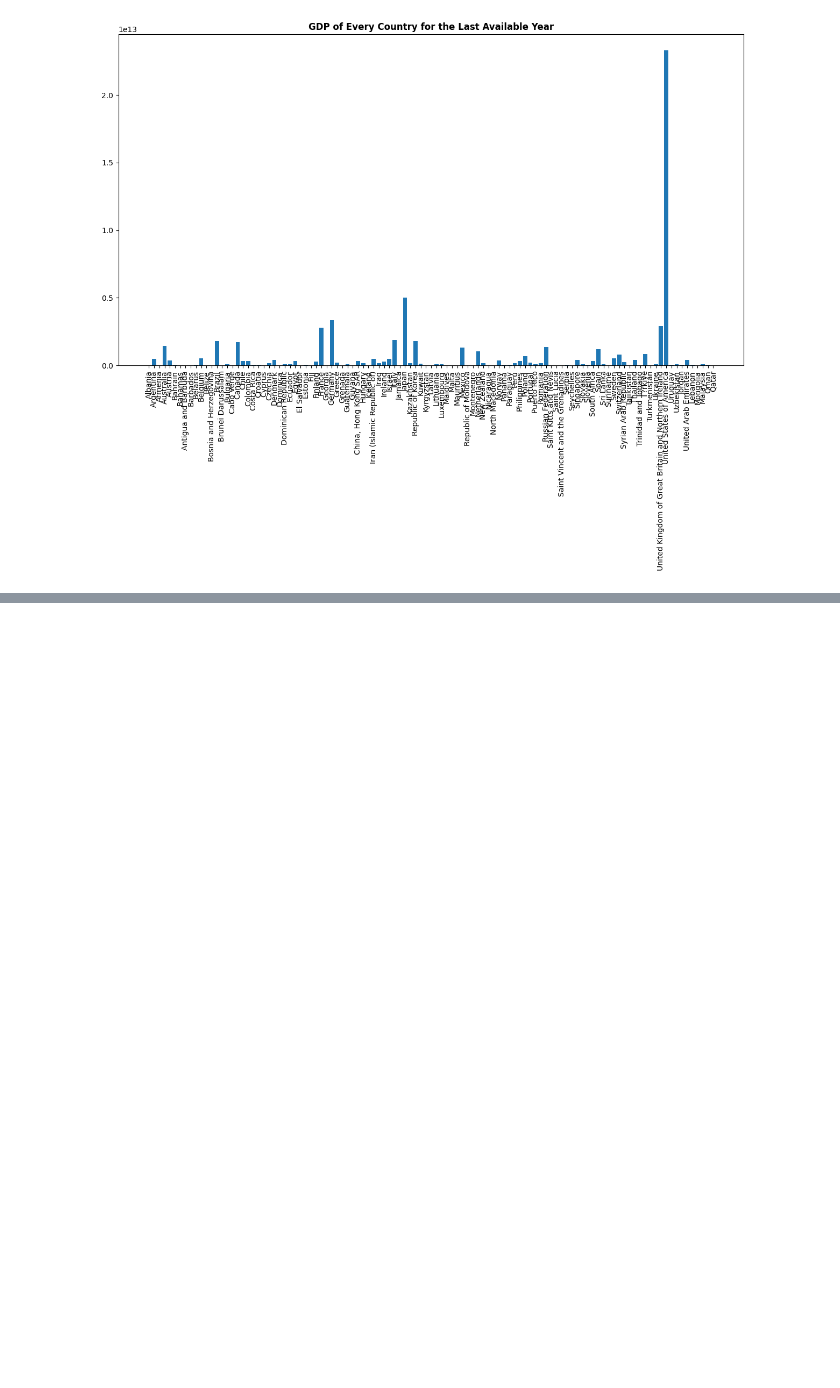
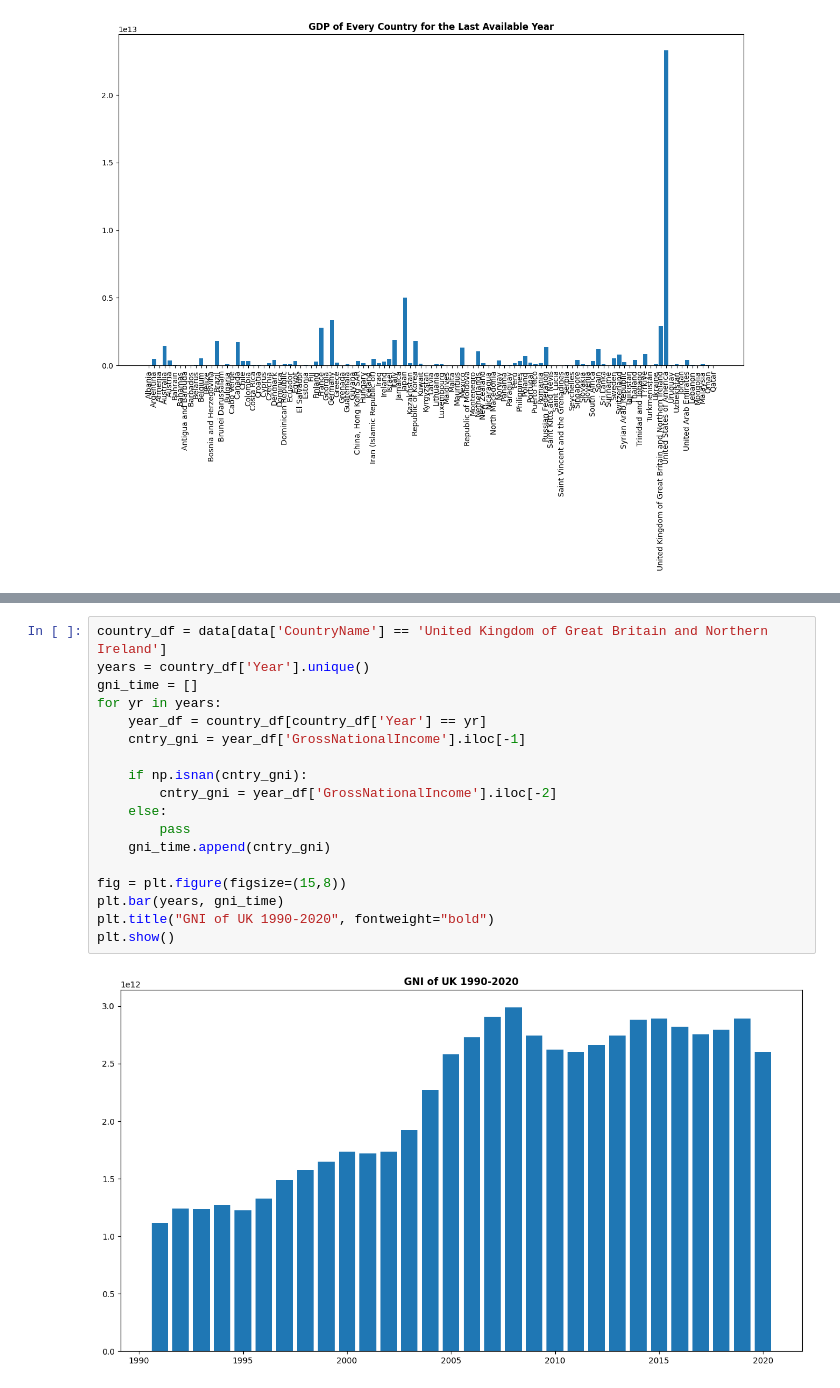
Before and after one commit to rahulkfernandes/Suicide-Rates-and-Socioeconomic-Factors-Analysis, a Jupyter notebook: eda.ipynb, the cells around one changed output, grey strips where cells are left out. Drawn from its saved outputs; the diff is of its cells as text; blank space fills up the shorter version.

```diff
--- a/eda.ipynb
+++ b/eda.ipynb
@@ -468,0 +508,20 @@ plt.show()
+# %%
+country_df = data[data['CountryName'] == 'United Kingdom of Great Britain and Northern Ireland']
+years = country_df['Year'].unique()
+gni_time = []
+for yr in years:
+    year_df = country_df[country_df['Year'] == yr]
+    cntry_gni = year_df['GrossNationalIncome'].iloc[-1]
+
+    if np.isnan(cntry_gni):
+        cntry_gni = year_df['GrossNationalIncome'].iloc[-2]
+    else:
+        pass
+    gni_time.append(cntry_gni)
+
+fig = plt.figure(figsize=(15,8))
+plt.bar(years, gni_time)
+plt.title("GNI of UK 1990-2020", fontweight="bold")
+plt.show()
+# %% [output]
+[figure, added]
```
Also changed, not shown: parts of 6 cells of this notebook.
